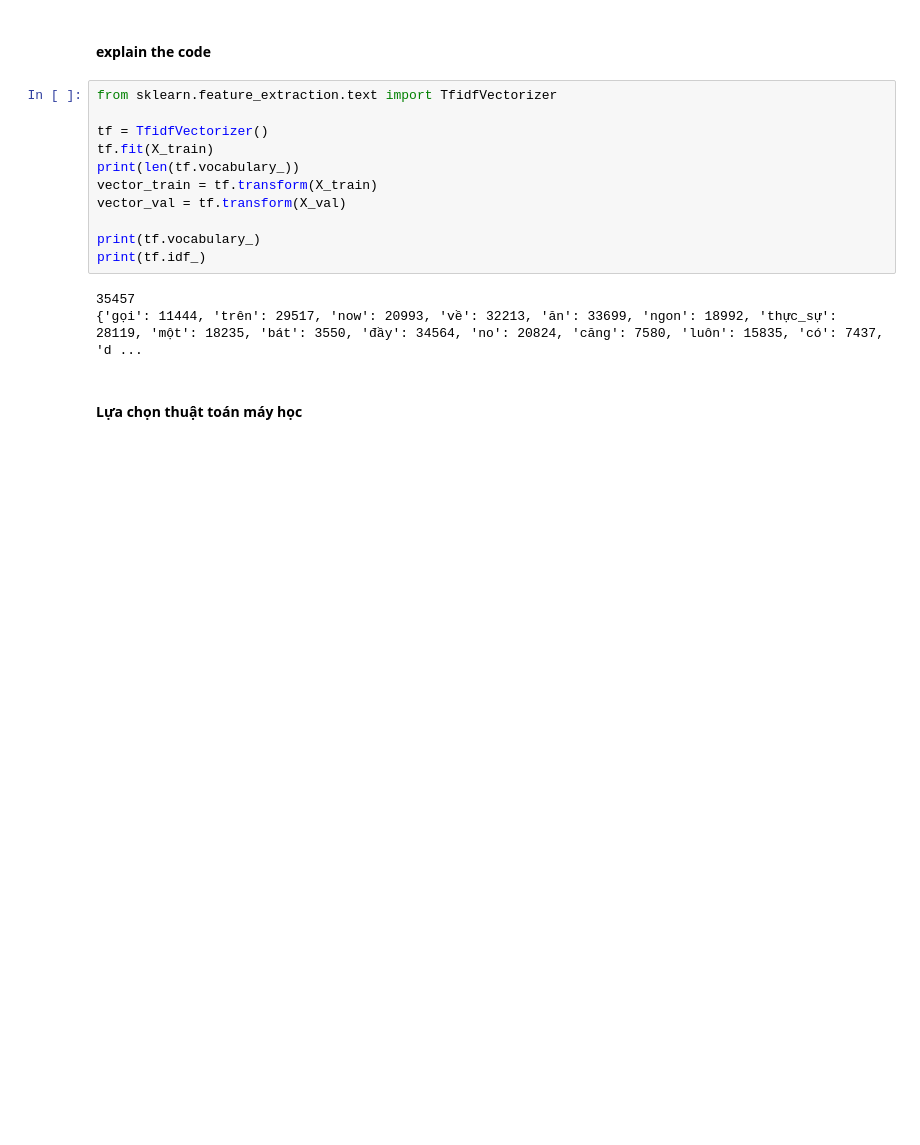
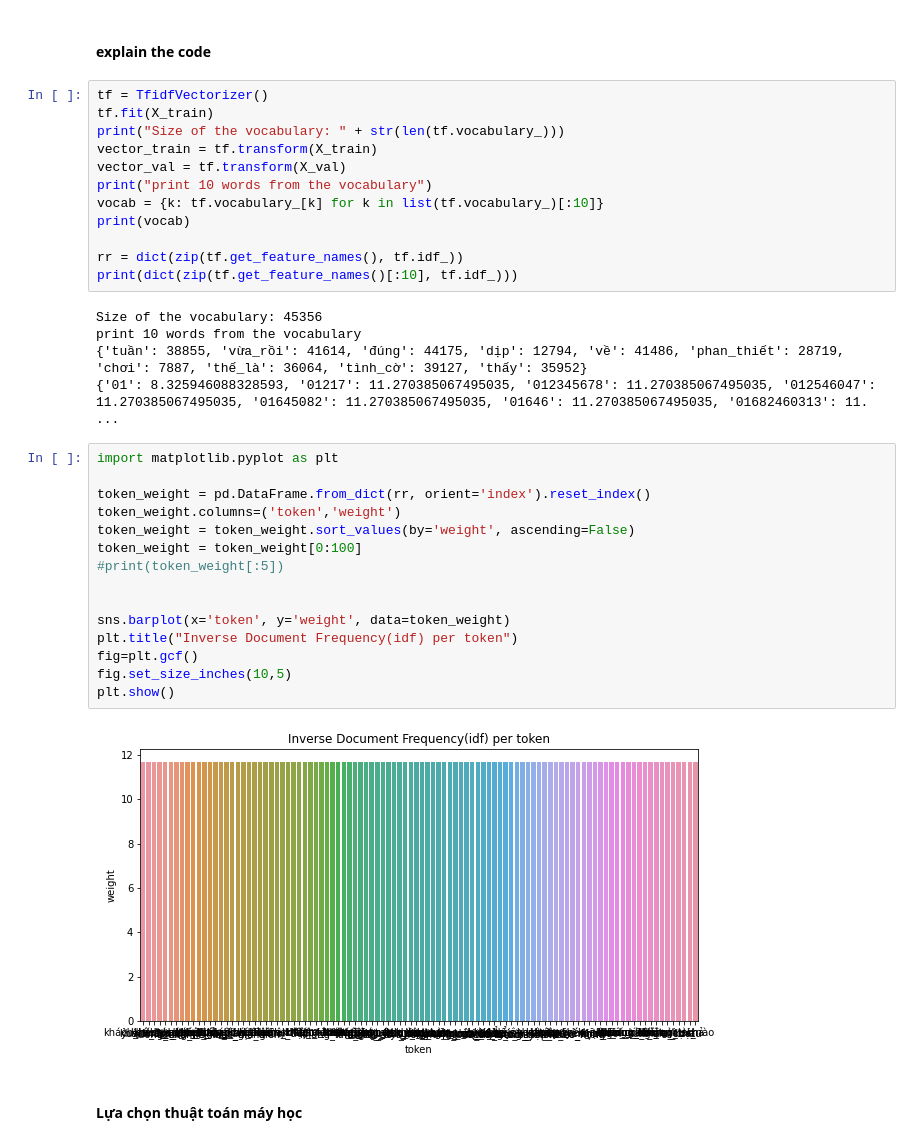
Before and after one commit to DatDoc/CS114.K21.KHTN, a Jupyter notebook: sentiment_analysis/sentiment_analysis.ipynb, the cells around one changed output. Cells and saved outputs as stored; diff of their text form; blank space fills up the shorter version.

```diff
--- a/sentiment_analysis/sentiment_analysis.ipynb
+++ b/sentiment_analysis/sentiment_analysis.ipynb
@@ -410,19 +523,39 @@ y_val = np.array(y_val)
 # %% [markdown]
 #### explain the code
 # %%
-from sklearn.feature_extraction.text import TfidfVectorizer
-
 tf = TfidfVectorizer()
 tf.fit(X_train)
-print(len(tf.vocabulary_))
+print("Size of the vocabulary: " + str(len(tf.vocabulary_)))
 vector_train = tf.transform(X_train)
 vector_val = tf.transform(X_val)
+print("print 10 words from the vocabulary")
+vocab = {k: tf.vocabulary_[k] for k in list(tf.vocabulary_)[:10]}
+print(vocab)
 
-print(tf.vocabulary_)
-print(tf.idf_)
+rr = dict(zip(tf.get_feature_names(), tf.idf_))
+print(dict(zip(tf.get_feature_names()[:10], tf.idf_)))
 # %% [output]
-35457
-{'gọi': 11444, 'trên': 29517, 'now': 20993, 'về': 32213, 'ăn': 33699, 'ngon': 18992, 'thực_sự': 28119, 'một': 18235, 'bát': 3550, 'đầy': 34564, 'no': 20824, 'căng': 7580, 'luôn': 15835, 'có': 7437, 'd ...
+Size of the vocabulary: 45356
+print 10 words from the vocabulary
+{'tuần': 38855, 'vừa_rồi': 41614, 'đúng': 44175, 'dịp': 12794, 'về': 41486, 'phan_thiết': 28719, 'chơi': 7887, 'thế_là': 36064, 'tình_cờ': 39127, 'thấy': 35952}
+{'01': 8.325946088328593, '01217': 11.270385067495035, '012345678': 11.270385067495035, '012546047': 11.270385067495035, '01645082': 11.270385067495035, '01646': 11.270385067495035, '01682460313': 11. ...
+# %%
+import matplotlib.pyplot as plt
+
+token_weight = pd.DataFrame.from_dict(rr, orient='index').reset_index()
+token_weight.columns=('token','weight')
+token_weight = token_weight.sort_values(by='weight', ascending=False)
+token_weight = token_weight[0:100]
+#print(token_weight[:5])
+
+
+sns.barplot(x='token', y='weight', data=token_weight)
+plt.title("Inverse Document Frequency(idf) per token")
+fig=plt.gcf()
+fig.set_size_inches(10,5)
+plt.show()
+# %% [output]
+[figure, added]
 # %% [markdown]
 #### Lựa chọn thuật toán máy học
 # %%
```
Also changed, not shown: parts of 53 cells of this notebook.
